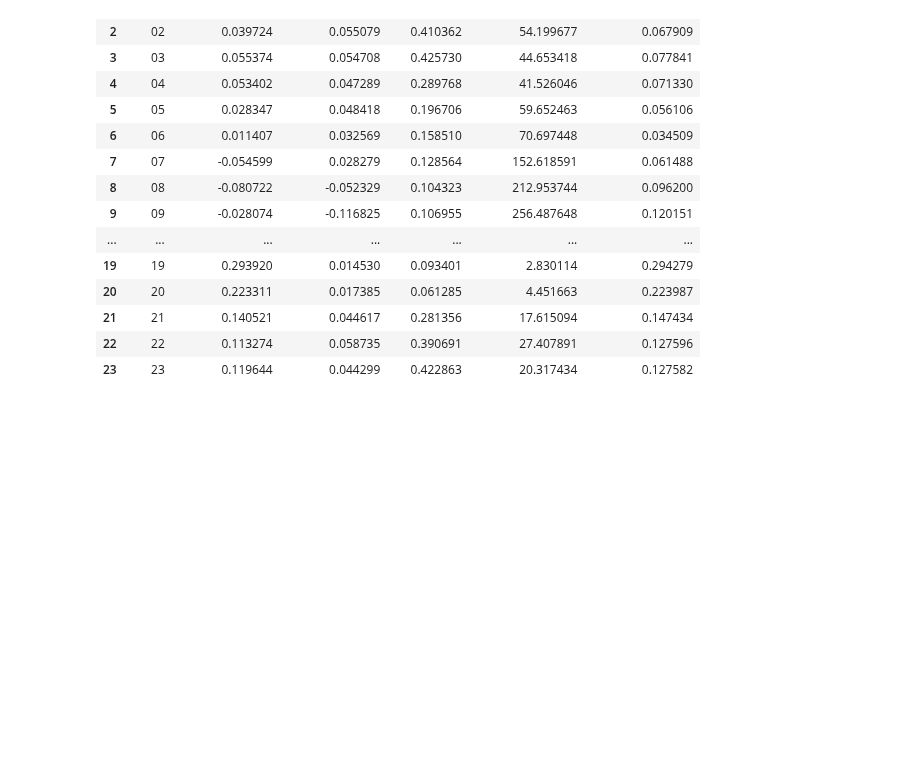
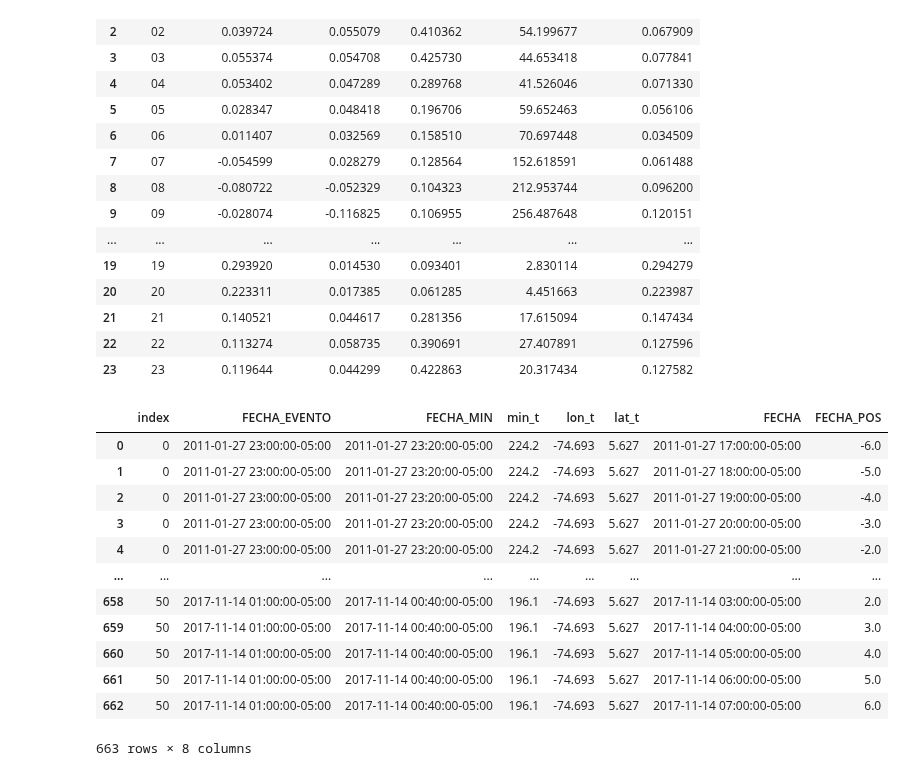
Before and after one commit to chris051091/Seminario-3, a Jupyter notebook: anomalias/src/Anomalias_palanquero.ipynb, the cells around one changed output. Saved outputs shown, nothing was run; the diff lists cells and outputs as text; code cells hidden in the pictures; blank space fills up the shorter version.

```diff
--- a/anomalias/src/Anomalias_palanquero.ipynb
+++ b/anomalias/src/Anomalias_palanquero.ipynb
@@ -373,6 +393,22 @@ df10mean
 | 21 | 21 | 0.140521 | 0.044617 | 0.281356 | 17.615094 | 0.147434 |
 | 22 | 22 | 0.113274 | 0.058735 | 0.390691 | 27.407891 | 0.127596 |
 | 23 | 23 | 0.119644 | 0.044299 | 0.422863 | 20.317434 | 0.127582 |
+# %%
+dfEventAn
+# %% [output]
+|  | index | FECHA_EVENTO | FECHA_MIN | min_t | lon_t | lat_t | FECHA | FECHA_POS |
+| 0 | 0 | 2011-01-27 23:00:00-05:00 | 2011-01-27 23:20:00-05:00 | 224.2 | -74.693 | 5.627 | 2011-01-27 17:00:00-05:00 | -6.0 |
+| 1 | 0 | 2011-01-27 23:00:00-05:00 | 2011-01-27 23:20:00-05:00 | 224.2 | -74.693 | 5.627 | 2011-01-27 18:00:00-05:00 | -5.0 |
+| 2 | 0 | 2011-01-27 23:00:00-05:00 | 2011-01-27 23:20:00-05:00 | 224.2 | -74.693 | 5.627 | 2011-01-27 19:00:00-05:00 | -4.0 |
+| 3 | 0 | 2011-01-27 23:00:00-05:00 | 2011-01-27 23:20:00-05:00 | 224.2 | -74.693 | 5.627 | 2011-01-27 20:00:00-05:00 | -3.0 |
+| 4 | 0 | 2011-01-27 23:00:00-05:00 | 2011-01-27 23:20:00-05:00 | 224.2 | -74.693 | 5.627 | 2011-01-27 21:00:00-05:00 | -2.0 |
+| ... | ... | ... | ... | ... | ... | ... | ... | ... |
+| 658 | 50 | 2017-11-14 01:00:00-05:00 | 2017-11-14 00:40:00-05:00 | 196.1 | -74.693 | 5.627 | 2017-11-14 03:00:00-05:00 | 2.0 |
+| 659 | 50 | 2017-11-14 01:00:00-05:00 | 2017-11-14 00:40:00-05:00 | 196.1 | -74.693 | 5.627 | 2017-11-14 04:00:00-05:00 | 3.0 |
+| 660 | 50 | 2017-11-14 01:00:00-05:00 | 2017-11-14 00:40:00-05:00 | 196.1 | -74.693 | 5.627 | 2017-11-14 05:00:00-05:00 | 4.0 |
+| 661 | 50 | 2017-11-14 01:00:00-05:00 | 2017-11-14 00:40:00-05:00 | 196.1 | -74.693 | 5.627 | 2017-11-14 06:00:00-05:00 | 5.0 |
+| 662 | 50 | 2017-11-14 01:00:00-05:00 | 2017-11-14 00:40:00-05:00 | 196.1 | -74.693 | 5.627 | 2017-11-14 07:00:00-05:00 | 6.0 |
+663 rows × 8 columns
 # %%
 dfCross10m = pd.merge(dfEventAn, df10m, on='FECHA', how = 'left')
 dfCross10m['HORA'] = dfCross10m['FECHA'].apply(lambda x: x[11:13])
```
Also changed, not shown: parts of 6 cells of this notebook.
